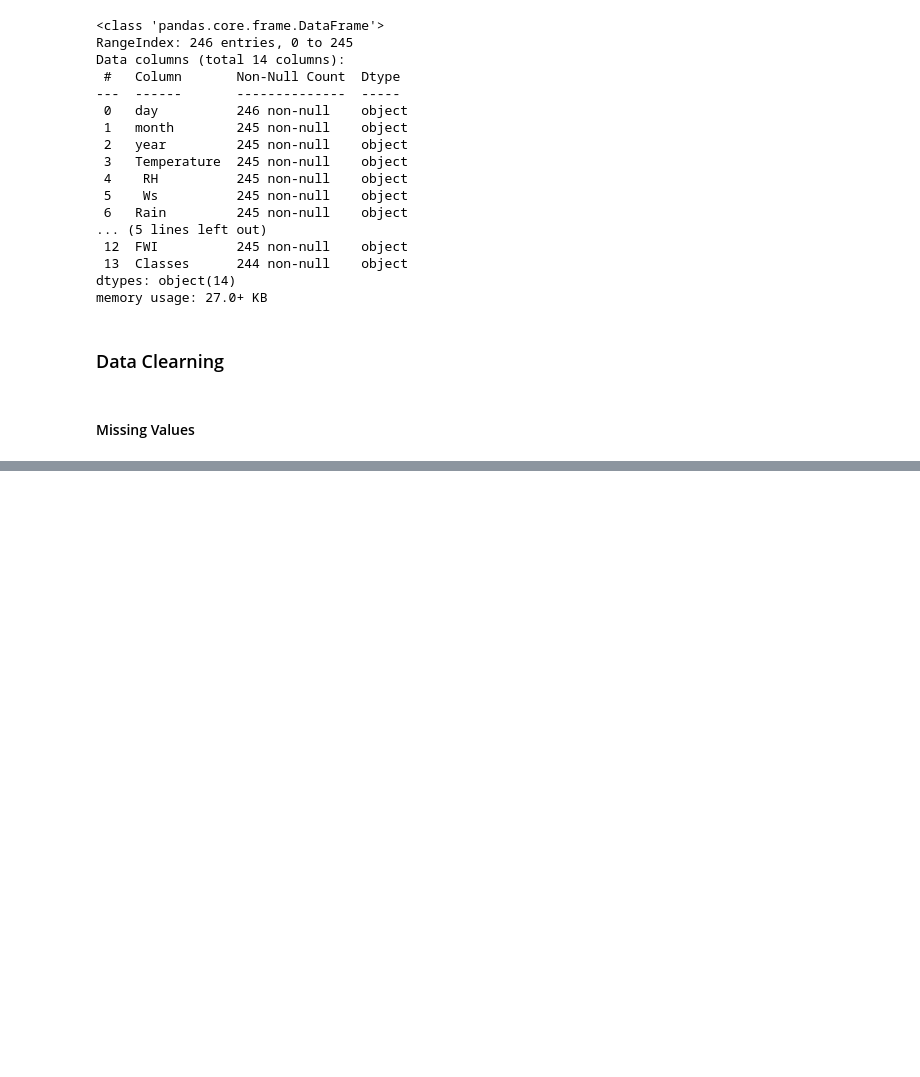
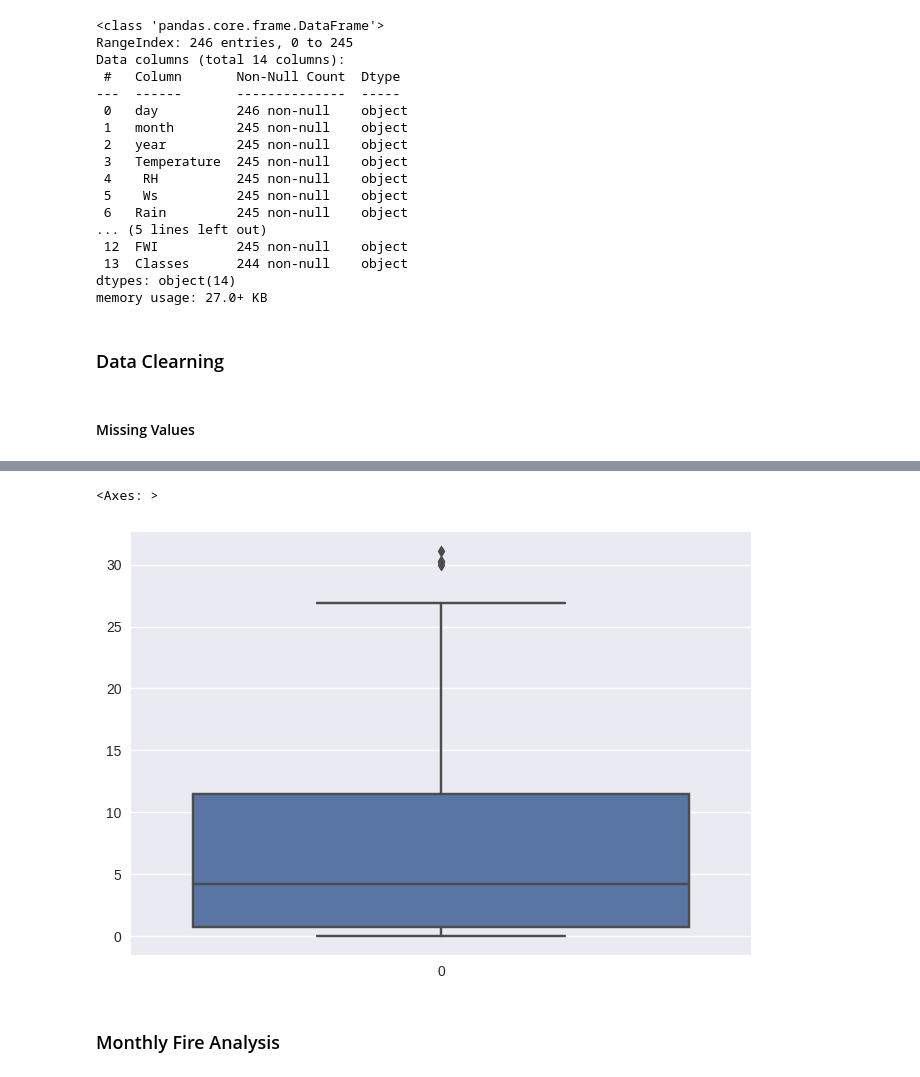
Before and after one commit to AshwinUnnikrishnan/Forest_Fires, a Jupyter notebook: Algerian_Forest.ipynb, the cells around one changed output, grey strips where cells are left out. Saved outputs shown, nothing was run; the diff lists cells and outputs as text; code cells hidden in the pictures; blank space fills up the shorter version.

```diff
--- a/Algerian_Forest.ipynb
+++ b/Algerian_Forest.ipynb
@@ -36,0 +239,7 @@ memory usage: 27.0+ KB
+# %%
+sns.boxplot(df_copy['FWI'])
+# %% [output]
+<Axes: >
+[figure, added]
+# %% [markdown]
+### Monthly Fire Analysis
```
Also changed, not shown: parts of 38 cells of this notebook.
